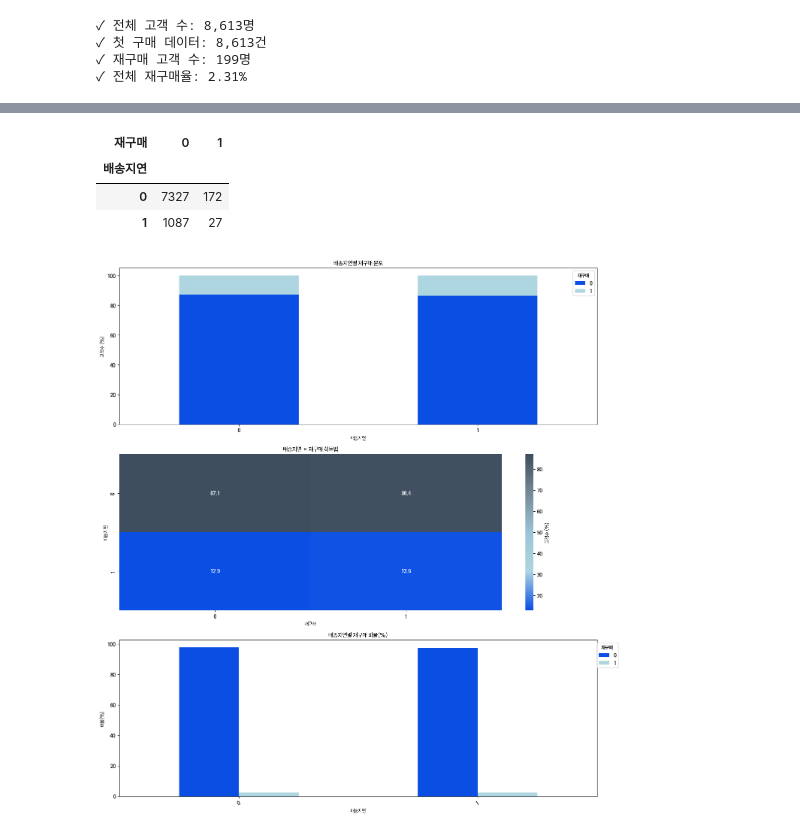
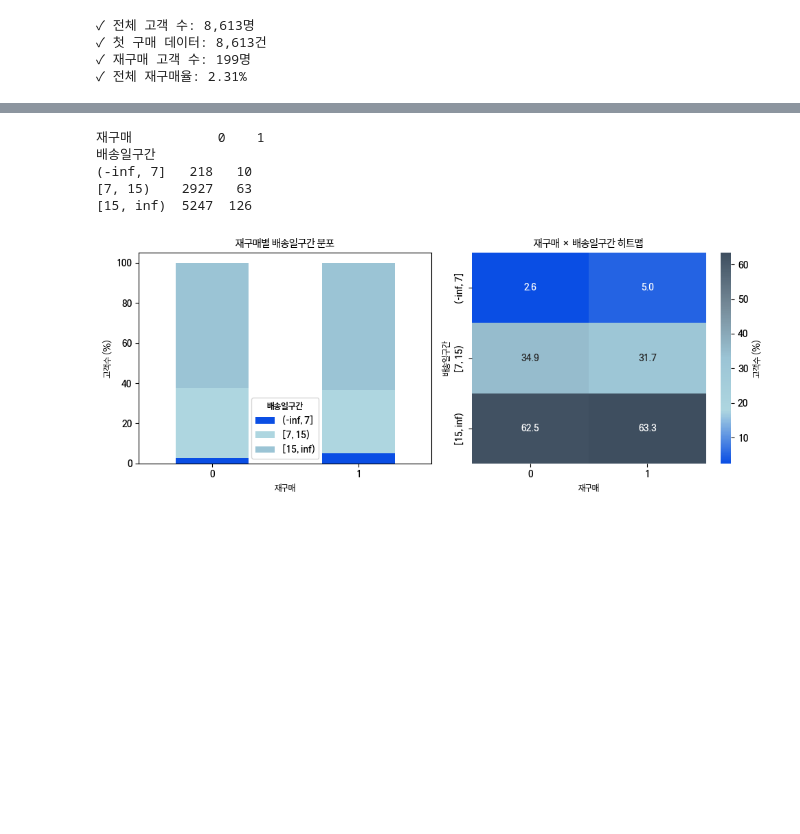
Before and after one commit to Olist-Data-Analysis/Project2, a Jupyter notebook: notebooks/delivery_analysis.ipynb, the cells around one changed output, grey strips where cells are left out. Saved outputs shown, nothing was run; the diff lists cells and outputs as text; code cells hidden in the pictures; blank space fills up the shorter version.

```diff
--- a/notebooks/delivery_analysis.ipynb
+++ b/notebooks/delivery_analysis.ipynb
@@ -148,3 +173,5 @@ print(f"✓ 전체 재구매율: {first_orders['재구매'].mean()*100:.2f}%")
+# %%
+data = removed_data.copy()
 # %%
 # =============================================================================
 # 4. 기술통계 분석
@@ -215,6 +236,13 @@ print("   → 효과크기(Effect Size) 및 신뢰구간을 함께 확인하겠
 
 ⚠️  주의: 극심한 클래스 불균형으로 인해 통계적 검정력이 낮을 수 있습니다.
    → 효과크기(Effect Size) 및 신뢰구간을 함께 확인하겠습니다.
+# %%
+# 구간 정의
+bins = [-np.inf, 0, 4, 8, 16, np.inf]
+labels = ['(-inf, 0]', '(0, 4)', '[4, 8)', '[8, 16)', '[16, inf)']
+
+
+data[f'{var1}구간'] = pd.cut(data[var1], bins=bins, labels=labels, right=False)
 # %%
 # =============================================================================
 # 5. 배송 지연 구간별 재구매율 분석
@@ -267,0 +286,7 @@ Q4 (가장 느림)     -5    166   5.8019     2.0  1994    41  0.0206     2.06
+# %%
+# 구간 정의
+bins = [-np.inf, 7, 15, np.inf]
+labels = ['(-inf, 7]', '[7, 15)', '[15, inf)']
+
+
+data[f'{var1}구간'] = pd.cut(data[var1], bins=bins, labels=labels, right=False)
@@ -448,37 +464,31 @@ display(stats_table.round(2))
 # %%
-var1 = '배송지연'
-var2 = '재구매'
+var1_r = f'{var1}구간'
+var2 = var2
 label = '고객수'
-ct_raw = pd.crosstab(first_orders[var1], first_orders[var2])
-ct_raw
+ct_raw = pd.crosstab(data[var1_r], data[var2])
+print(ct_raw)
 # %% [output]
-| 재구매 | 0 | 1 |
-| 배송지연 |  |  |
-| 0 | 7327 | 172 |
-| 1 | 1087 | 27 |
+재구매           0    1
+배송일구간
+(-inf, 7]   218   10
+[7, 15)    2927   63
+[15, inf)  5247  126
 # %%
-# 색상 목록 정의 (RGB 튜플 또는 16진수 코드 사용)
-
-colors = ["#0A4EE4", "#AED6E0", "#9BC4D5", "#758A98", "#3E4E5F"]
-
-
-
-
 # TODO: 1. 데이터 시각화
-fig, axes = plt.subplots(3, 1, figsize=(14, 15))
+fig, axes = plt.subplots(1, 2, figsize=(10, 4))
 
 # 누적 막대그래프
-plot_stacked_bar(ct_raw, axes[0], var1, var2, label, colors=colors, normalize='column')
+plot_stacked_bar(ct_raw, axes[0], var1_r, var2, label, colors=colors, normalize='column')
 
 # 히트맵
-plot_heatmap(ct_raw, axes[1], var1, var2, label, cmap=generate_colormap(colors), normalize='column')
+plot_heatmap(ct_raw, axes[1], var1_r, var2, label, cmap=generate_colormap(colors), normalize='column')
 
 
 # 비율 막대그래프
-plot_prop_bar(ct_raw, axes[2], var1, var2, colors, xrotation=30)
+# plot_prop_bar(ct_raw, axes[2], var1, var2, colors, xrotation=30)
 
 
 plt.tight_layout()
 plt.show()
 # %% [output]
-[figure, old version]
+[figure, new version]
```
Also changed, not shown: parts of 26 cells of this notebook, 4 other files.
